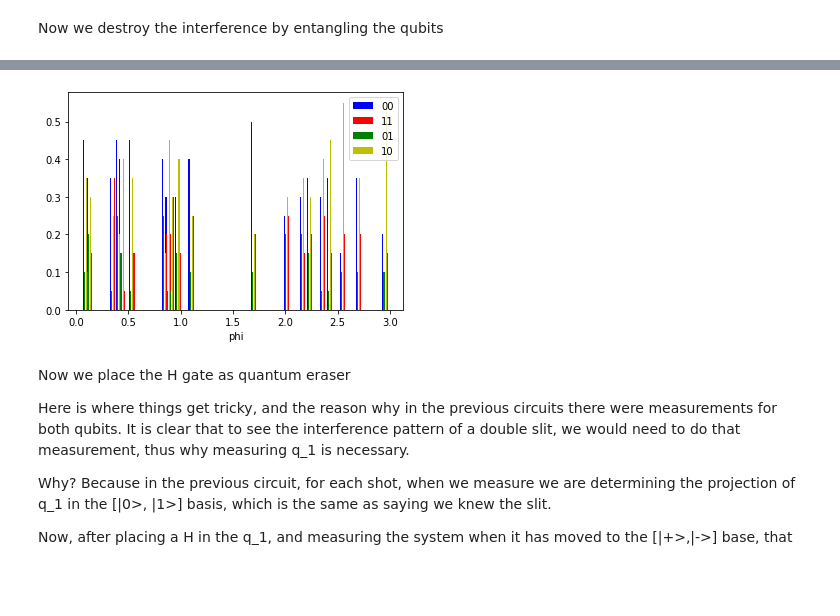
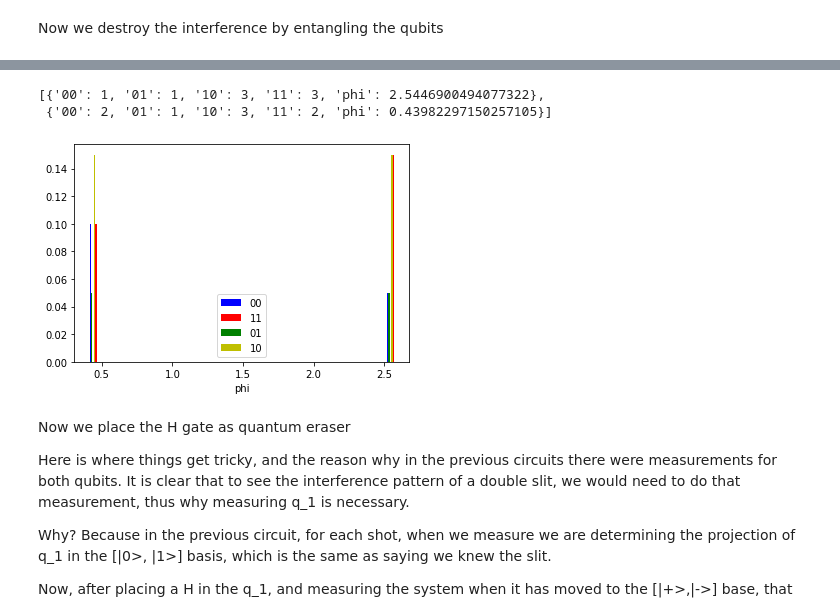
Before and after one commit to CeADARITES-quantum/quantum-eraser, a Jupyter notebook: quantum_eraser.ipynb, the cells around one changed output, grey strips where cells are left out. Saved outputs shown, nothing was run; the diff lists cells and outputs as text; code cells hidden in the pictures; blank space fills up the shorter version.

```diff
--- a/quantum_eraser.ipynb
+++ b/quantum_eraser.ipynb
@@ -463,7 +762,7 @@ Let us do the interference circuit first
 import random as rd
 rd.seed(42)
 # We will always use the same set of phases
-phi = [pi * rand_numb / 100 for rand_numb in rd.sample(range(101), 100)]
+phi = [pi * rand_numb / 100 for rand_numb in rd.sample(range(101), 2)]
 # phi = [pi/3, pi/4]
 # %%
 %%capture
@@ -547,41 +869,44 @@ print(circuit_1)
 # %%
 measurements
+# %% [output]
+[{'00': 1, '01': 1, '10': 3, '11': 3, 'phi': 2.5446900494077322},
+ {'00': 2, '01': 1, '10': 3, '11': 2, 'phi': 0.43982297150257105}]
 # %%
-measurements = pickle.load(open ('measurement_circ_2_inder.pk','rb'))
+# measurements = pickle.load(open ('measurement_circ_2_inder.pk','rb'))
 meas_00 = np.array([])
 meas_01 = np.array([])
 meas_10 = np.array([])
 meas_11 = np.array([])
 phi = np.array([])
 for measurement in measurements:
     if '00' not in measurement.keys():
         meas_00 = np.append(meas_00, 0)
     else:
         meas_00 = np.append(meas_00, measurement['00'])
     if '01' not in measurement.keys():
         meas_01= np.append(meas_01, 0)
     else:
         meas_01= np.append(meas_01, measurement['01'])
     if '10' not in measurement.keys():
         meas_10= np.append(meas_10, 0)
     else:
         meas_10= np.append(meas_10, measurement['10'])
     if '11' not in measurement.keys():
         meas_11= np.append(meas_11, 0)
     else:
         meas_11= np.append(meas_11, measurement['11'])
     phi = np.append(phi, measurement['phi'])
 
 ax = plt.subplot(111)
 ax.bar(phi-0.02, meas_00/20.0, width=0.01, color='b', align='center', label='00')
 ax.bar(phi+0.02, meas_11/20.0, width=0.01, color='r', align='center', label='11')
 ax.bar(phi-0.01, meas_01/20.0, width=0.01, color='g', align='center', label='01')
 ax.bar(phi+0.01, meas_10/20.0, width=0.01, color='y', align='center', label='10')
 ax.legend()
 ax.set_xlabel('phi')
 plt.show();
 # %% [output]
-[figure, old version]
+[figure, new version]
 # %% [markdown]
 Now we place the H gate as quantum eraser
 
```
Also changed, not shown: parts of 34 cells of this notebook.
